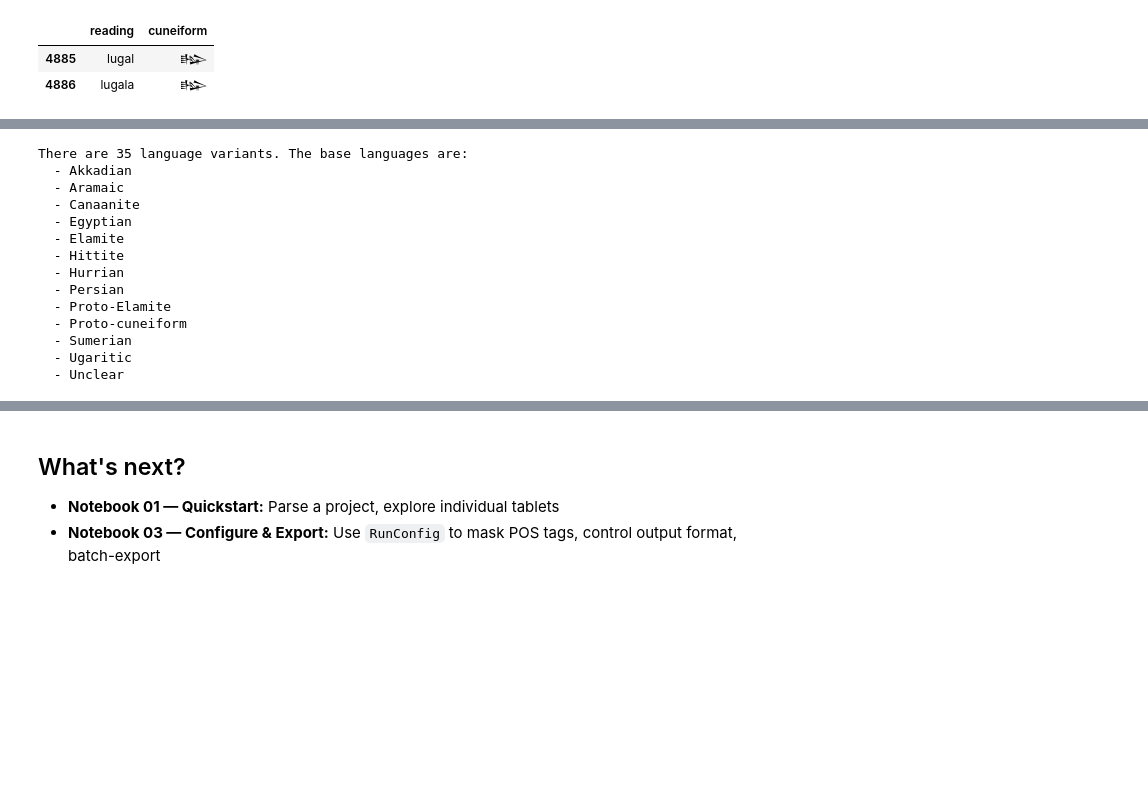
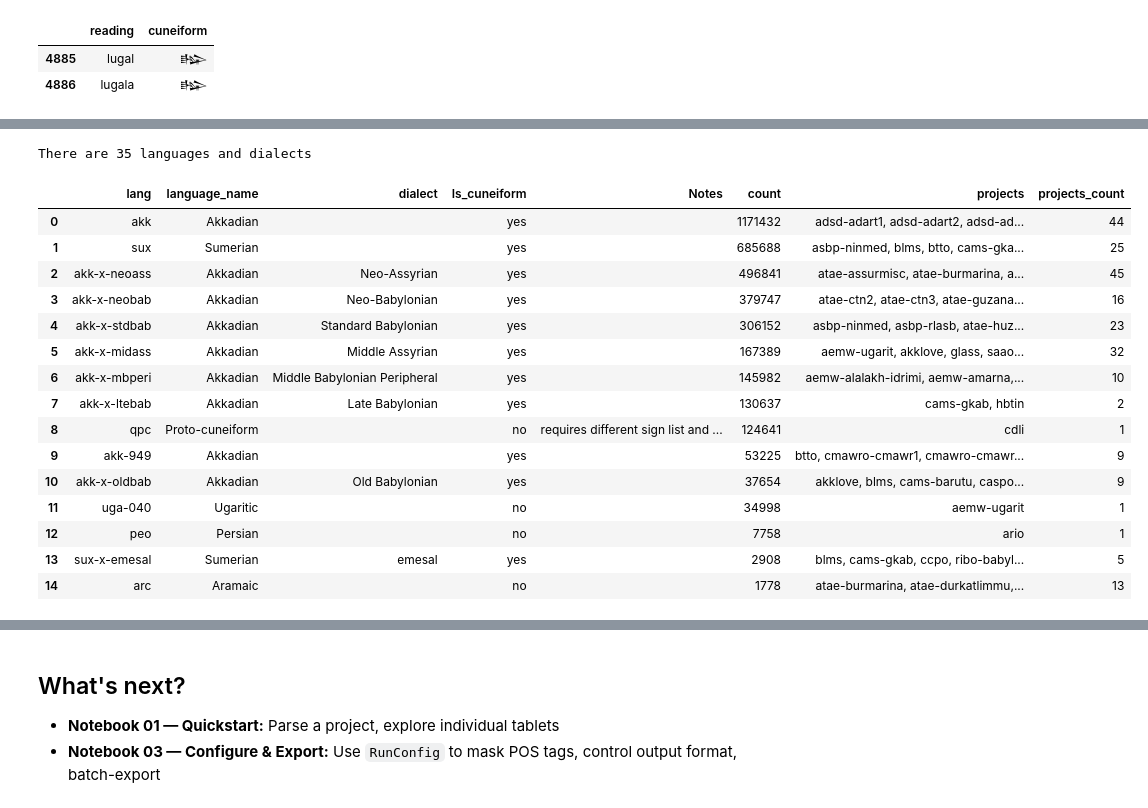
Before and after one commit to shaharspencer/oracc-parser, a Jupyter notebook: notebooks/04_reference_data.ipynb, the cells around one changed output, grey strips where cells are left out. Cells and saved outputs as stored; diff of their text form; code cells hidden in the pictures; blank space fills up the shorter version.

```diff
--- a/notebooks/04_reference_data.ipynb
+++ b/notebooks/04_reference_data.ipynb
@@ -292,24 +329,26 @@ There are 49 POS tags in total. Here are the major ones used for masking:
 # %%
 langs = reference_data.get_languages()
-print(f"There are {len(langs)} language variants. The base languages are:")
-base_langs = langs['language_name'].dropna().unique()
-for l in sorted(base_langs):
-    print(f"  - {l}")
+
+print(f"There are {len(langs)} languages and dialects")
+display(langs.head(15).fillna(""))
 # %% [output]
-There are 35 language variants. The base languages are:
-  - Akkadian
-  - Aramaic
-  - Canaanite
-  - Egyptian
-  - Elamite
-  - Hittite
-  - Hurrian
-  - Persian
-  - Proto-Elamite
-  - Proto-cuneiform
-  - Sumerian
-  - Ugaritic
-  - Unclear
+There are 35 languages and dialects
+|  | lang | language_name | dialect | Is_cuneiform | Notes | count | projects | projects_count |
+| 0 | akk | Akkadian |  | yes |  | 1171432 | adsd-adart1, adsd-adart2, adsd-ad... | 44 |
+| 1 | sux | Sumerian |  | yes |  | 685688 | asbp-ninmed, blms, btto, cams-gka... | 25 |
+| 2 | akk-x-neoass | Akkadian | Neo-Assyrian | yes |  | 496841 | atae-assurmisc, atae-burmarina, a... | 45 |
+| 3 | akk-x-neobab | Akkadian | Neo-Babylonian | yes |  | 379747 | atae-ctn2, atae-ctn3, atae-guzana... | 16 |
+| 4 | akk-x-stdbab | Akkadian | Standard Babylonian | yes |  | 306152 | asbp-ninmed, asbp-rlasb, atae-huz... | 23 |
+| 5 | akk-x-midass | Akkadian | Middle Assyrian | yes |  | 167389 | aemw-ugarit, akklove, glass, saao... | 32 |
+| 6 | akk-x-mbperi | Akkadian | Middle Babylonian Peripheral | yes |  | 145982 | aemw-alalakh-idrimi, aemw-amarna,... | 10 |
+| 7 | akk-x-ltebab | Akkadian | Late Babylonian | yes |  | 130637 | cams-gkab, hbtin | 2 |
+| 8 | qpc | Proto-cuneiform |  | no | requires different sign list and ... | 124641 | cdli | 1 |
+| 9 | akk-949 | Akkadian |  | yes |  | 53225 | btto, cmawro-cmawr1, cmawro-cmawr... | 9 |
+| 10 | akk-x-oldbab | Akkadian | Old Babylonian | yes |  | 37654 | akklove, blms, cams-barutu, caspo... | 9 |
+| 11 | uga-040 | Ugaritic |  | no |  | 34998 | aemw-ugarit | 1 |
+| 12 | peo | Persian |  | no |  | 7758 | ario | 1 |
+| 13 | sux-x-emesal | Sumerian | emesal | yes |  | 2908 | blms, cams-gkab, ccpo, ribo-babyl... | 5 |
+| 14 | arc | Aramaic |  | no |  | 1778 | atae-burmarina, atae-durkatlimmu,... | 13 |
 # %% [markdown]
 ### 2.5 State/Region Supergroups
 
```
Also changed, not shown: parts of 11 cells of this notebook.
